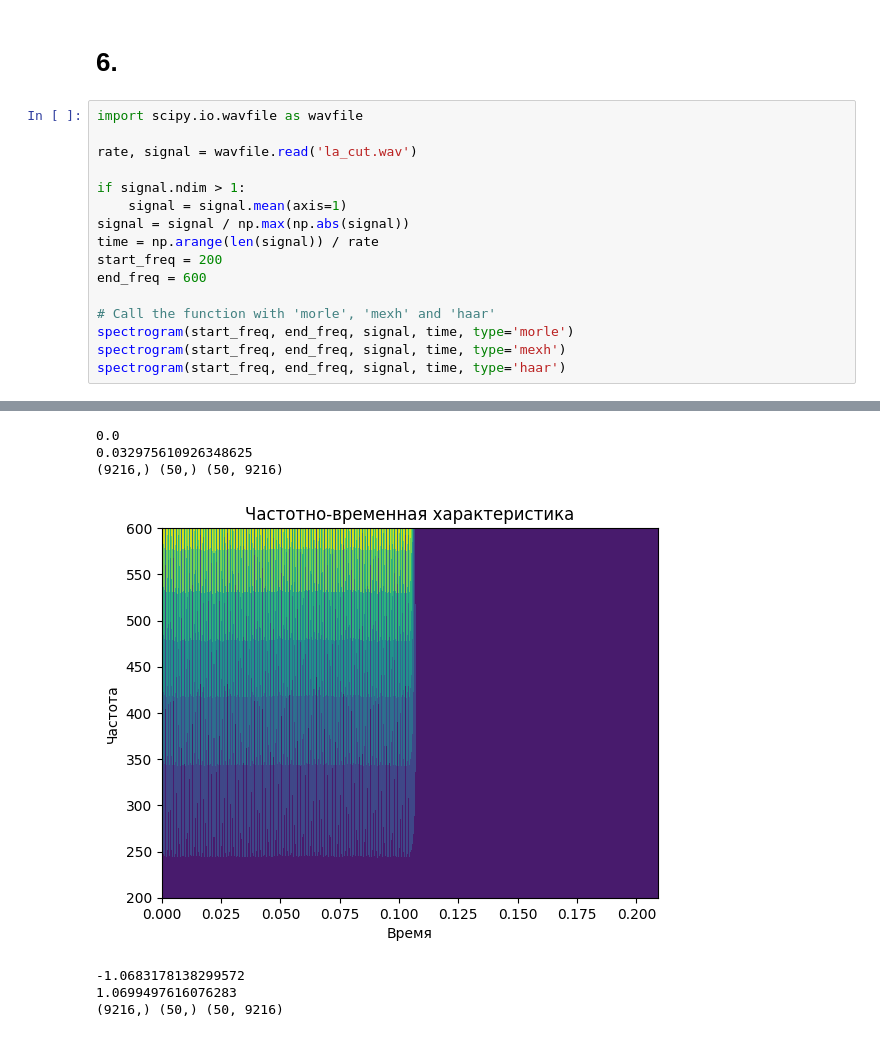
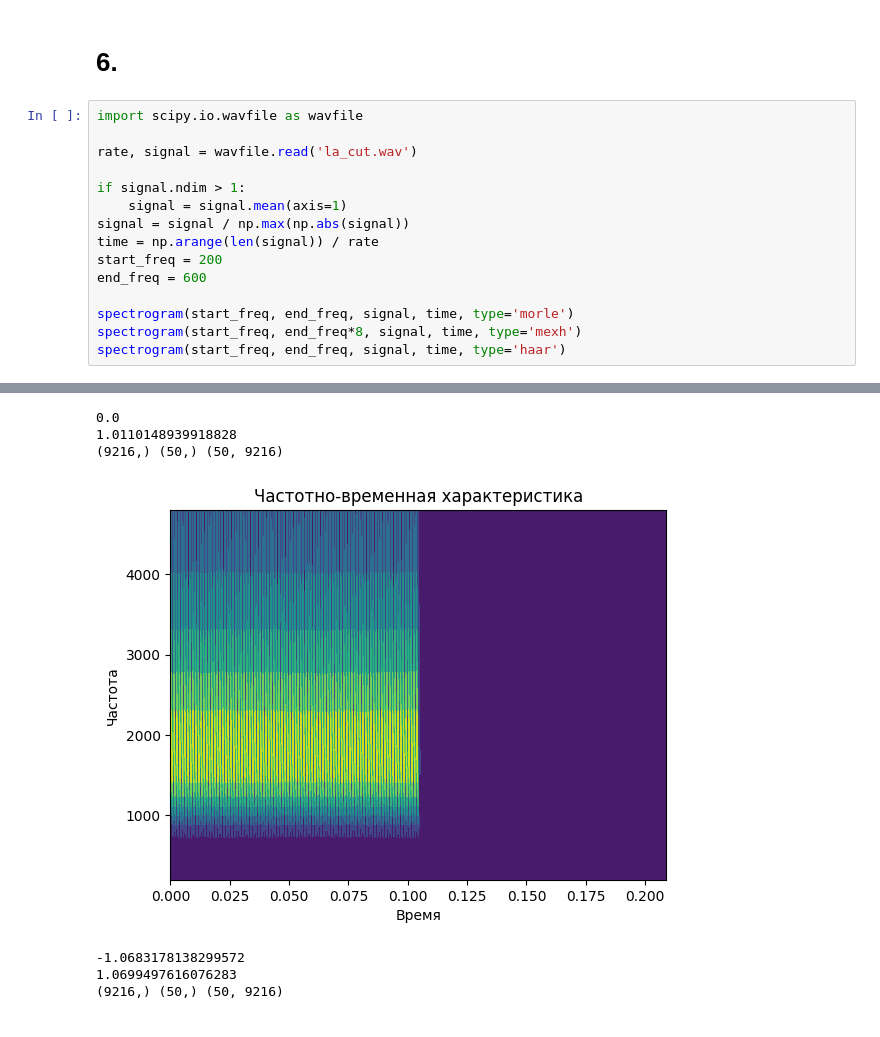
Before and after one commit to KadilenkoIvan/digital_signal_processing, a Jupyter notebook: lab5/lab5.ipynb, the cells around one changed output, grey strips where cells are left out. Drawn from its saved outputs; the diff is of its cells as text.

```diff
--- a/lab5/lab5.ipynb
+++ b/lab5/lab5.ipynb
@@ -230,8 +291,7 @@ time = np.arange(len(signal)) / rate
 start_freq = 200
 end_freq = 600
 
-# Call the function with 'morle', 'mexh' and 'haar'
 spectrogram(start_freq, end_freq, signal, time, type='morle')
-spectrogram(start_freq, end_freq, signal, time, type='mexh')
+spectrogram(start_freq, end_freq*8, signal, time, type='mexh')
 spectrogram(start_freq, end_freq, signal, time, type='haar')
 # %% [output]
@@ -240,9 +300,9 @@ spectrogram(start_freq, end_freq, signal, time, type='haar')
 (9216,) (50,) (50, 9216)
 [figure]
 0.0
-0.032975610926348625
+1.0110148939918828
 (9216,) (50,) (50, 9216)
-[figure, old version]
+[figure, new version]
 -1.0683178138299572
 1.0699497616076283
 (9216,) (50,) (50, 9216)
```
Also changed, not shown: parts of 7 cells of this notebook.
